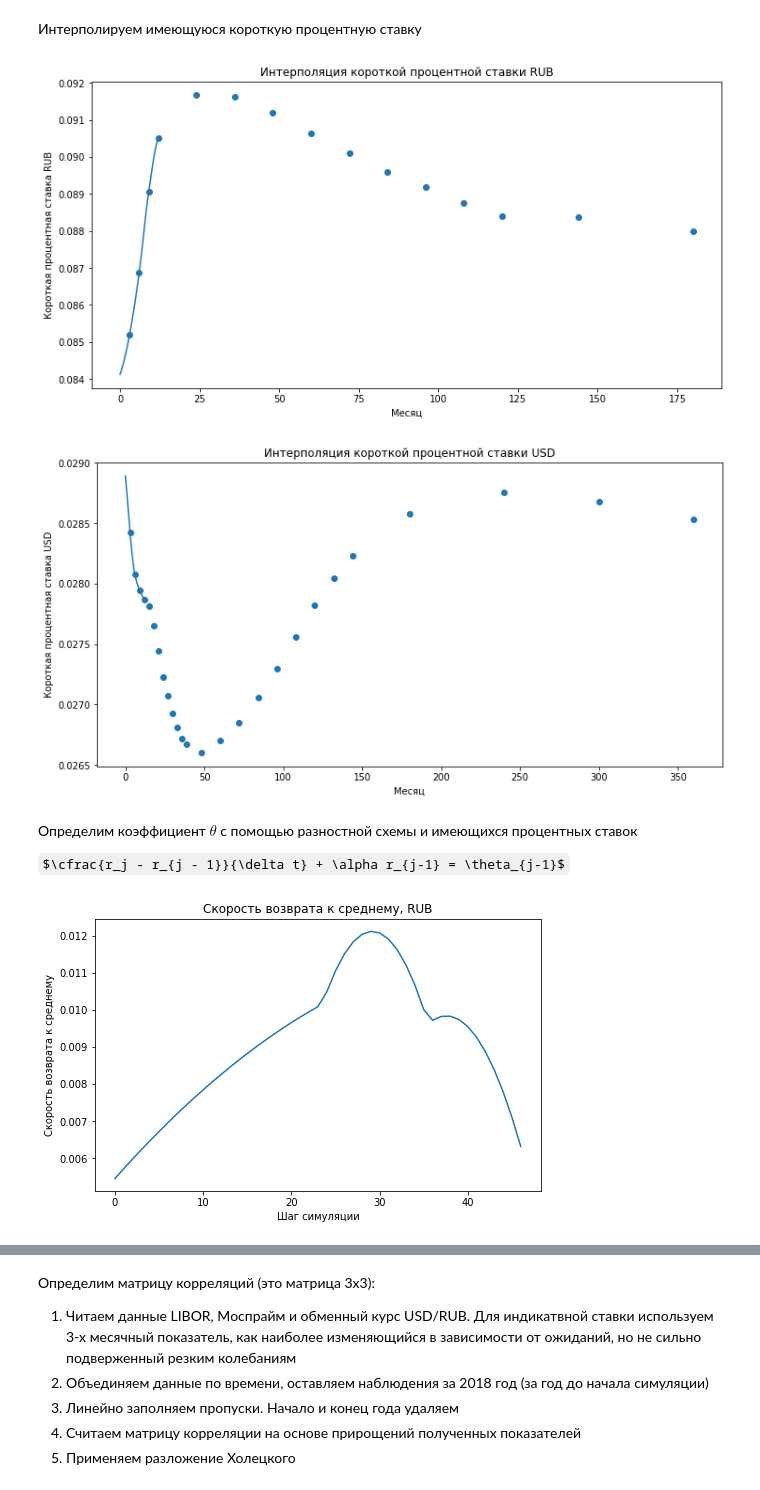
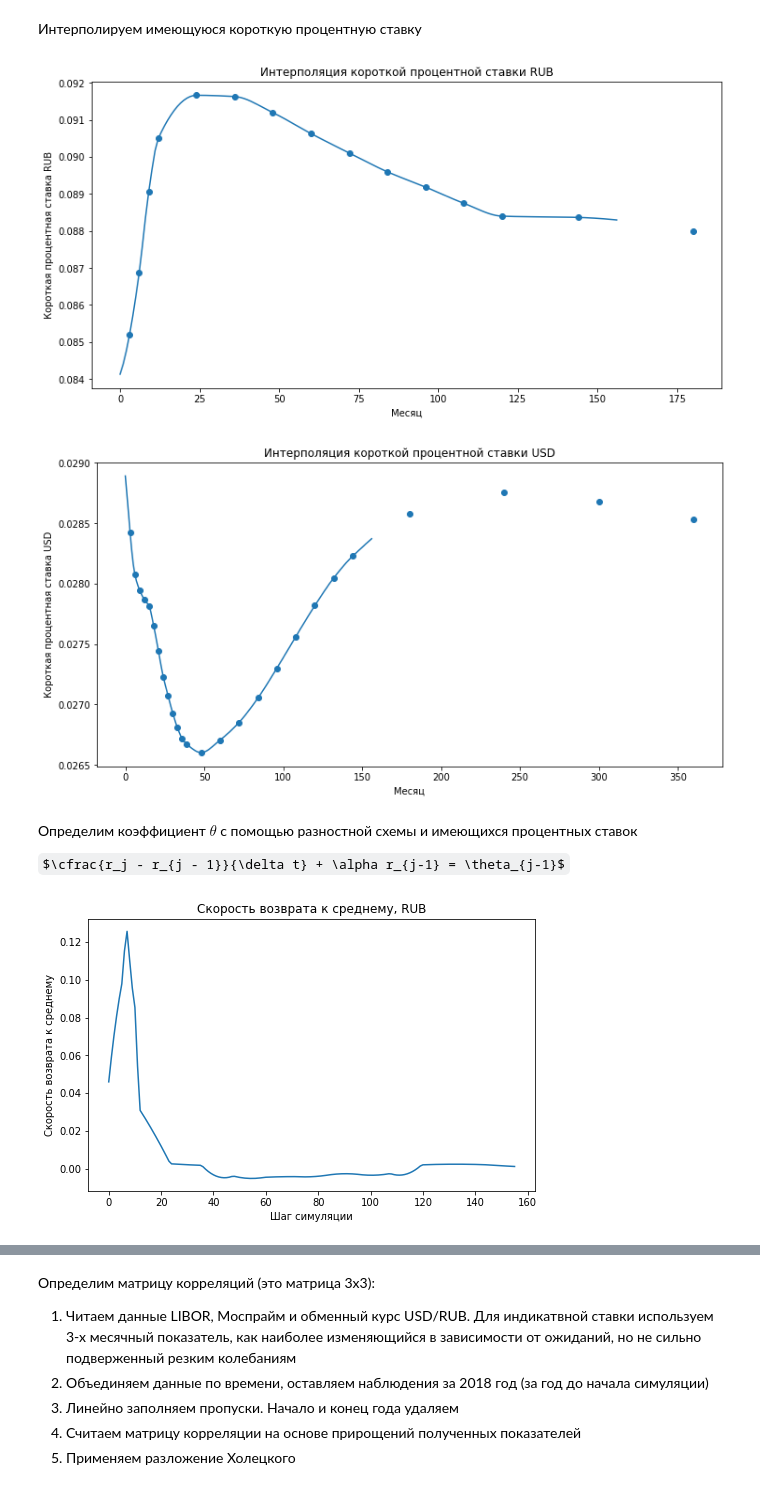
Before and after one commit to goo-goo-goo-joob/hse_stochastic_modeling, a Jupyter notebook: risk_factors_modeling.ipynb, the cells around one changed output, grey strips where cells are left out. Saved outputs shown, nothing was run; the diff lists cells and outputs as text; code cells hidden in the pictures; some formulas as TeX source.

```diff
--- a/risk_factors_modeling.ipynb
+++ b/risk_factors_modeling.ipynb
@@ -14,3 +14,7 @@ irs_usd = np.array([2.842530622, 2.80778295, 2.794769102, 2.786721861, 2.7814893
            2.756197693, 2.78172399, 2.804673005, 2.822751845, 2.857914004, 2.875603381, 2.867861441, 2.853163606, ]) / 100
 maturity_usd = [3, 6, 9, 12, 15, 18, 21, 24, 27, 30, 33, 36, 39, 4 * 12, 5 * 12, 6 * 12, 7 * 12, 8 * 12, 9 * 12, 10 * 12,
                 11 * 12, 12 * 12, 15 * 12, 20 * 12, 25 * 12, 30 * 12, ]
+# %%
+dt_start = pd.Timestamp('2019-01-01')
+dt_finish = pd.Timestamp('2022-01-01')
+T = ((dt_finish - dt_start) / 7).days
@@ -31,32 +40,29 @@ def interpolate_irs(maturity, irs, maturity_min, maturity_max, maturity_dt, curr
         plt.show()
     return maturity_new, irs_new
 # %%
-# здесь пока прогноз на ~ каждую неделю года
-maturity_rub_new, irs_rub_new = interpolate_irs(maturity_rub, irs_rub, 0 * 12, 1 * 12, 1/4, 'RUB')
+maturity_rub_new, irs_rub_new = interpolate_irs(maturity_rub, irs_rub, 0, T+1, 1, 'RUB')
 # %% [output]
-[figure, old version]
+[figure, new version]
 # %%
-maturity_usd_new, irs_usd_new = interpolate_irs(maturity_usd, irs_usd, 0 * 12, 1 * 12, 1/4, 'USD')
+maturity_usd_new, irs_usd_new = interpolate_irs(maturity_usd, irs_usd, 0, T+1, 1, 'USD')
 # %% [output]
-[figure, old version]
+[figure, new version]
 # %% [markdown]
 Определим коэффициент $\theta$ с помощью разностной схемы и имеющихся процентных ставок
 
 $\cfrac{r_j - r_{j - 1}}{\delta t} + \alpha r_{j-1} = \theta_{j-1}$
 # %%
-dt = 1 / (1 * 12 * 4)
-T = np.arange(0, 1 * 12, 1/4)
 alpha_rub = 0.03
 sigma_rub = 0.03
-theta_rub = (irs_rub_new[1:] - irs_rub_new[:-1]) / dt + alpha_rub * irs_rub_new[:-1]
+theta_rub = (irs_rub_new[1:] - irs_rub_new[:-1]) * (T+1) + alpha_rub * irs_rub_new[:-1]
 plt.figure(figsize=(8, 5))
 plt.plot(theta_rub)
 plt.title('Скорость возврата к среднему, RUB')
 plt.xlabel('Шаг симуляции')
 plt.ylabel('Скорость возврата к среднему')
 plt.show()
 # %% [output]
-[figure, old version]
+[figure, new version]
 # %%
 alpha_usd = 0.02
 sigma_usd = 0.0093
```
Also changed, not shown: parts of 21 cells of this notebook.
